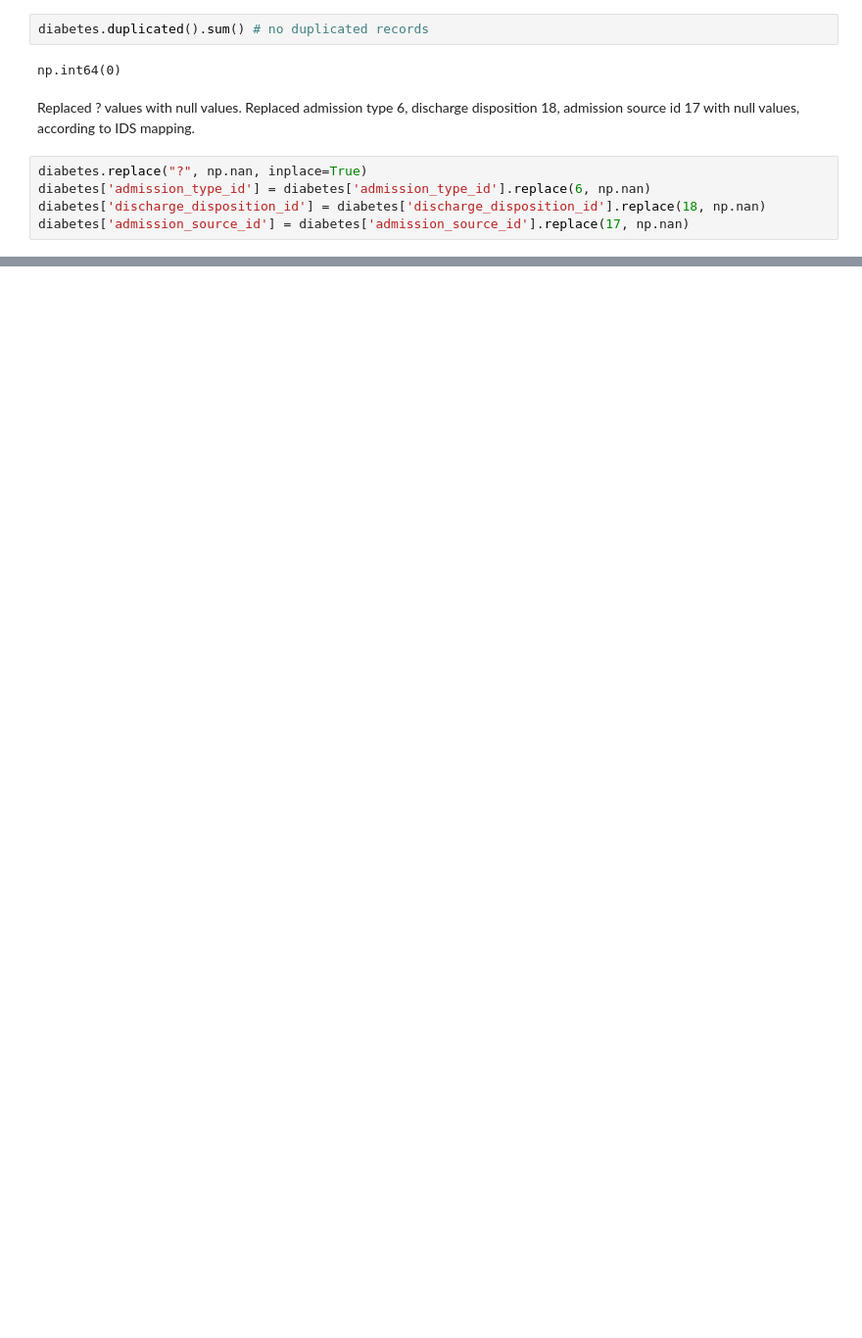
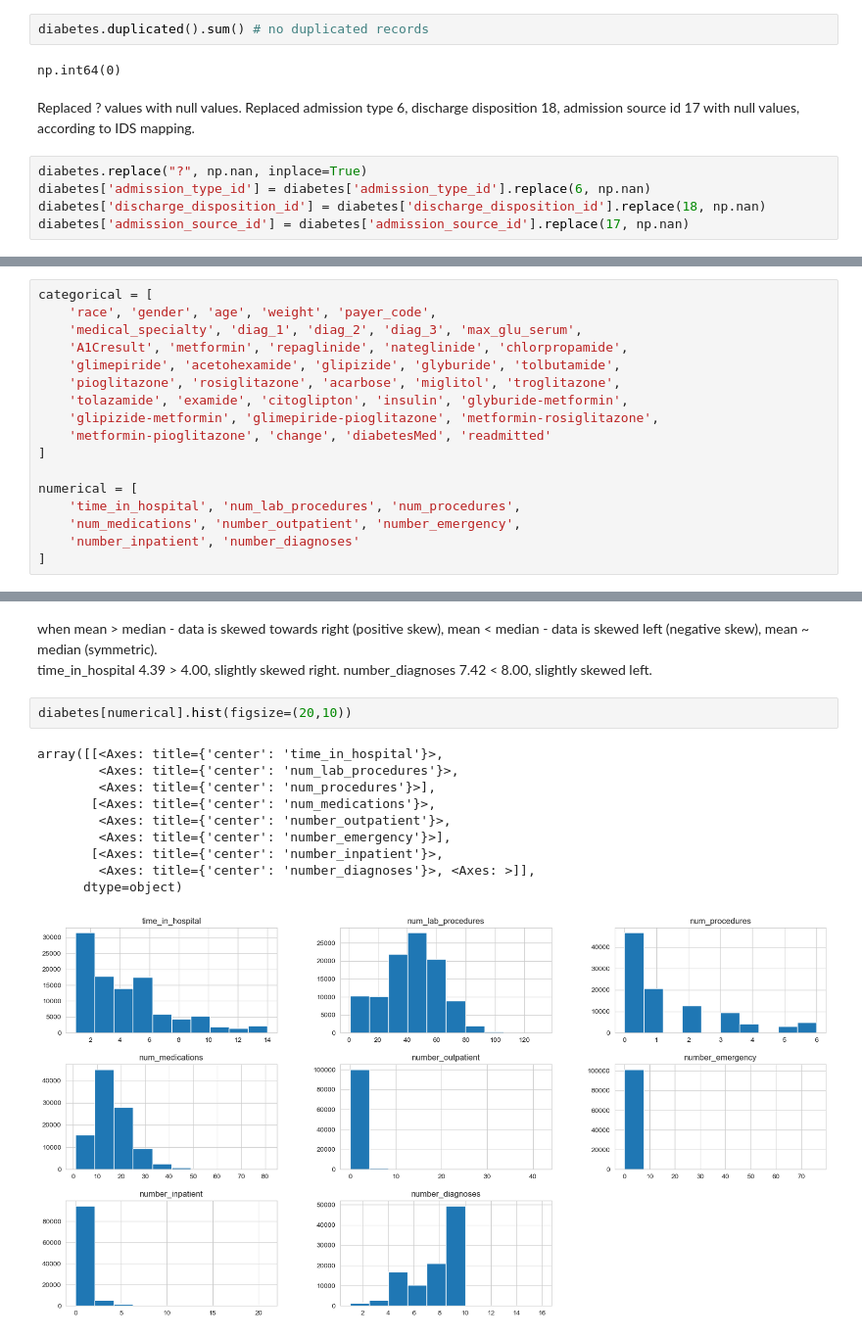
Before and after one commit to linyu2703/HHA550_diabetes_analysis, a Jupyter notebook: diabetes_analysis.ipynb, the cells around one changed output, grey strips where cells are left out. Shown at 98% size. Cells and saved outputs as stored; diff of their text form; blank space fills up the shorter version.

```diff
--- a/diabetes_analysis.ipynb
+++ b/diabetes_analysis.ipynb
@@ -137,0 +142,17 @@ diabetes['admission_source_id'] = diabetes['admission_source_id'].replace(17, np
+# %%
+categorical = [
+    'race', 'gender', 'age', 'weight', 'payer_code',
+    'medical_specialty', 'diag_1', 'diag_2', 'diag_3', 'max_glu_serum',
+    'A1Cresult', 'metformin', 'repaglinide', 'nateglinide', 'chlorpropamide',
+    'glimepiride', 'acetohexamide', 'glipizide', 'glyburide', 'tolbutamide',
+    'pioglitazone', 'rosiglitazone', 'acarbose', 'miglitol', 'troglitazone',
+    'tolazamide', 'examide', 'citoglipton', 'insulin', 'glyburide-metformin',
+    'glipizide-metformin', 'glimepiride-pioglitazone', 'metformin-rosiglitazone',
+    'metformin-pioglitazone', 'change', 'diabetesMed', 'readmitted'
+]
+
+numerical = [
+    'time_in_hospital', 'num_lab_procedures', 'num_procedures',
+    'num_medications', 'number_outpatient', 'number_emergency',
+    'number_inpatient', 'number_diagnoses'
+]
@@ -137,0 +183,15 @@ diabetes['admission_source_id'] = diabetes['admission_source_id'].replace(17, np
+# %% [markdown]
+when mean > median - data is skewed towards right (positive skew), mean < median - data is skewed left (negative skew), mean ~ median (symmetric). <br> time_in_hospital 4.39 > 4.00, slightly skewed right. number_diagnoses 7.42 < 8.00, slightly skewed left.
+# %%
+diabetes[numerical].hist(figsize=(20,10))
+# %% [output]
+array([[<Axes: title={'center': 'time_in_hospital'}>,
+        <Axes: title={'center': 'num_lab_procedures'}>,
+        <Axes: title={'center': 'num_procedures'}>],
+       [<Axes: title={'center': 'num_medications'}>,
+        <Axes: title={'center': 'number_outpatient'}>,
+        <Axes: title={'center': 'number_emergency'}>],
+       [<Axes: title={'center': 'number_inpatient'}>,
+        <Axes: title={'center': 'number_diagnoses'}>, <Axes: >]],
+      dtype=object)
+[figure, added]
```
Also changed, not shown: parts of 23 cells of this notebook.
